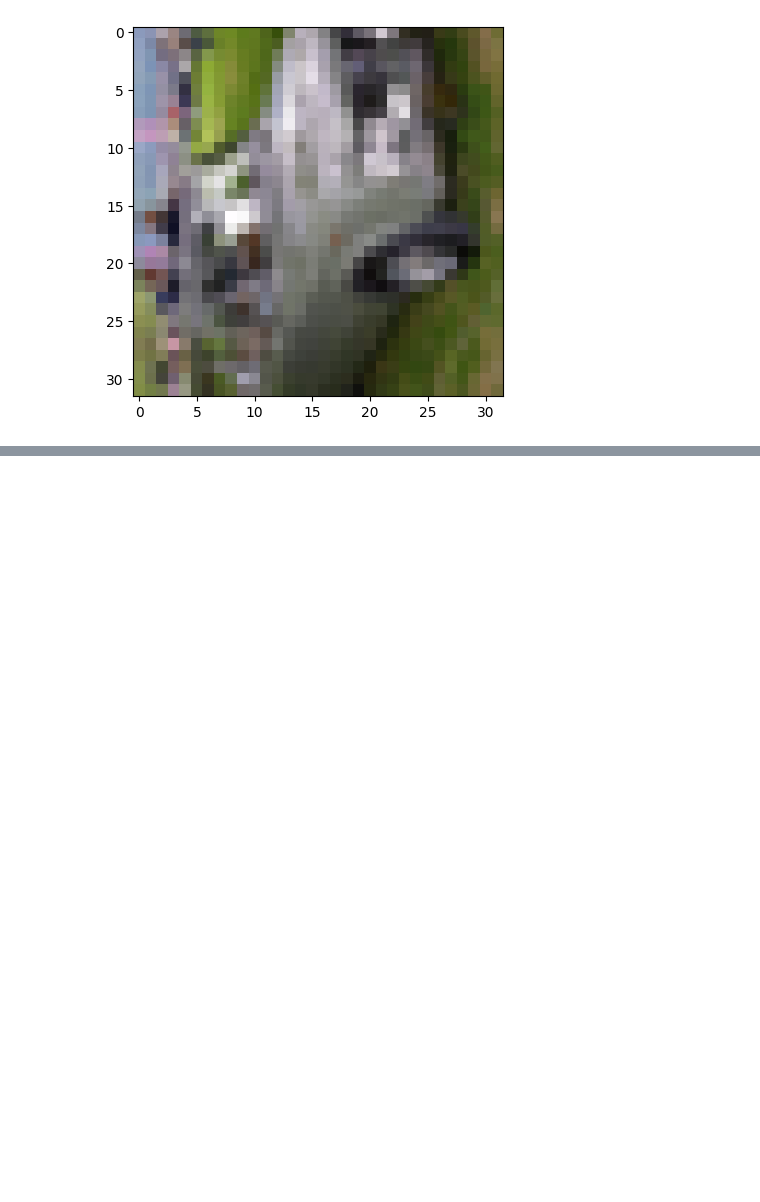
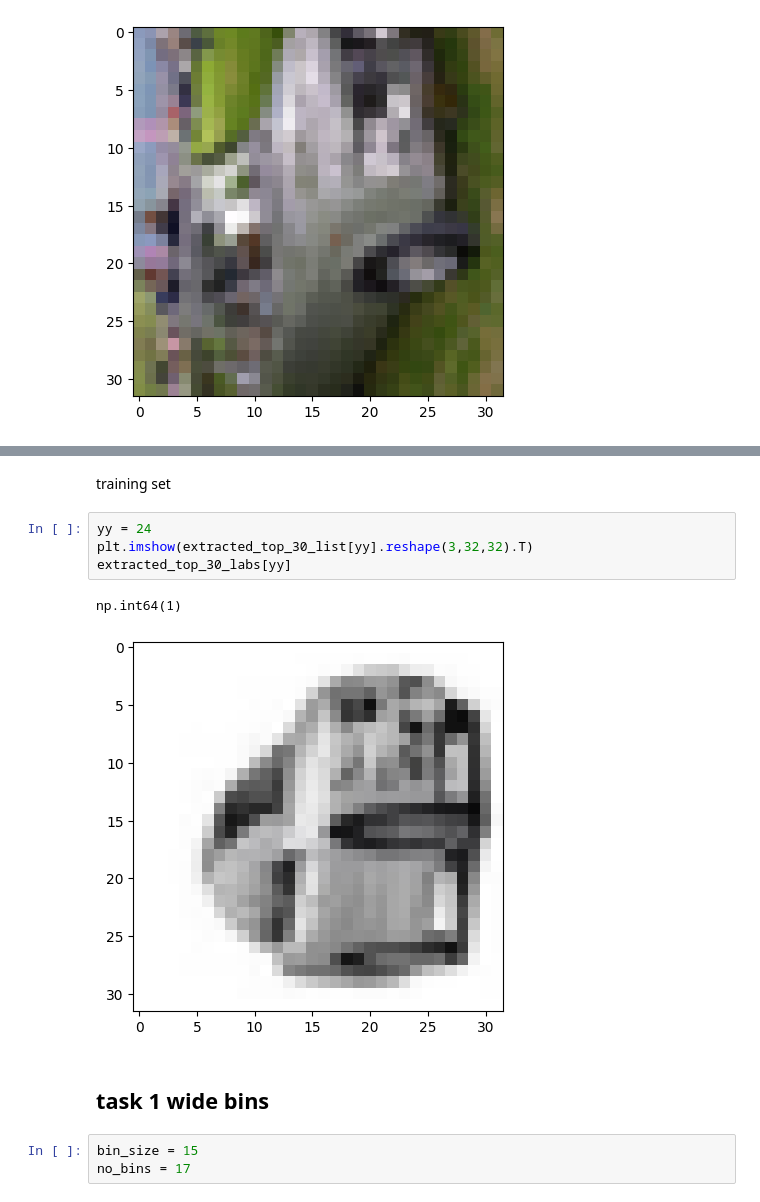
Before and after one commit to marekd6/CV1_labs, a Jupyter notebook: Assignment 01-20251025/cv1_md.ipynb, the cells around one changed output, grey strips where cells are left out. Cells and saved outputs as stored; diff of their text form; blank space fills up the shorter version.

Commit message:
different bins' sizes

```diff
--- a/Assignment 01-20251025/cv1_md.ipynb
+++ b/Assignment 01-20251025/cv1_md.ipynb
@@ -229,0 +420,14 @@ np.int64(1)
+# %% [markdown]
+training set
+# %%
+yy = 24
+plt.imshow(extracted_top_30_list[yy].reshape(3,32,32).T)
+extracted_top_30_labs[yy]
+# %% [output]
+np.int64(1)
+[figure, added]
+# %% [markdown]
+## task 1 wide bins
+# %%
+bin_size = 15
+no_bins = 17
```
Also changed, not shown: parts of 41 cells of this notebook.
